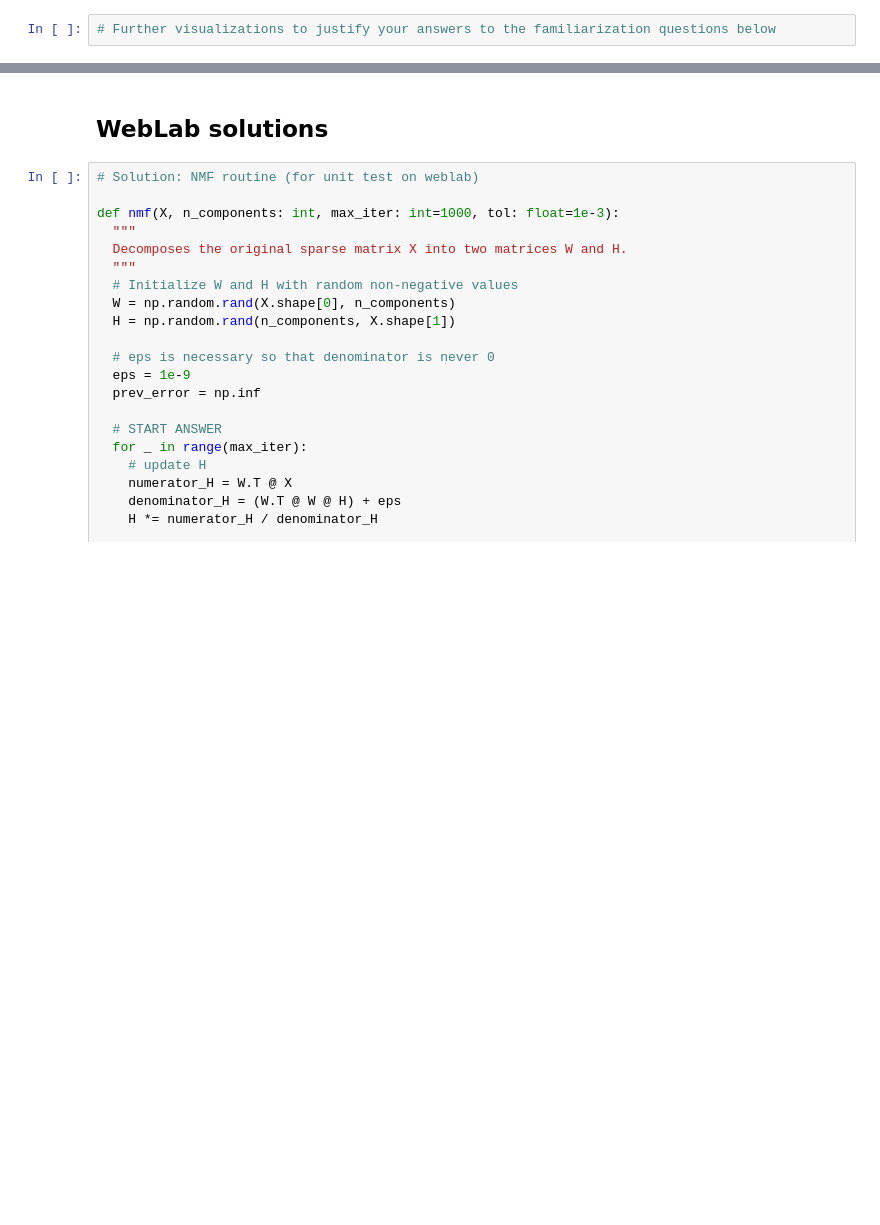
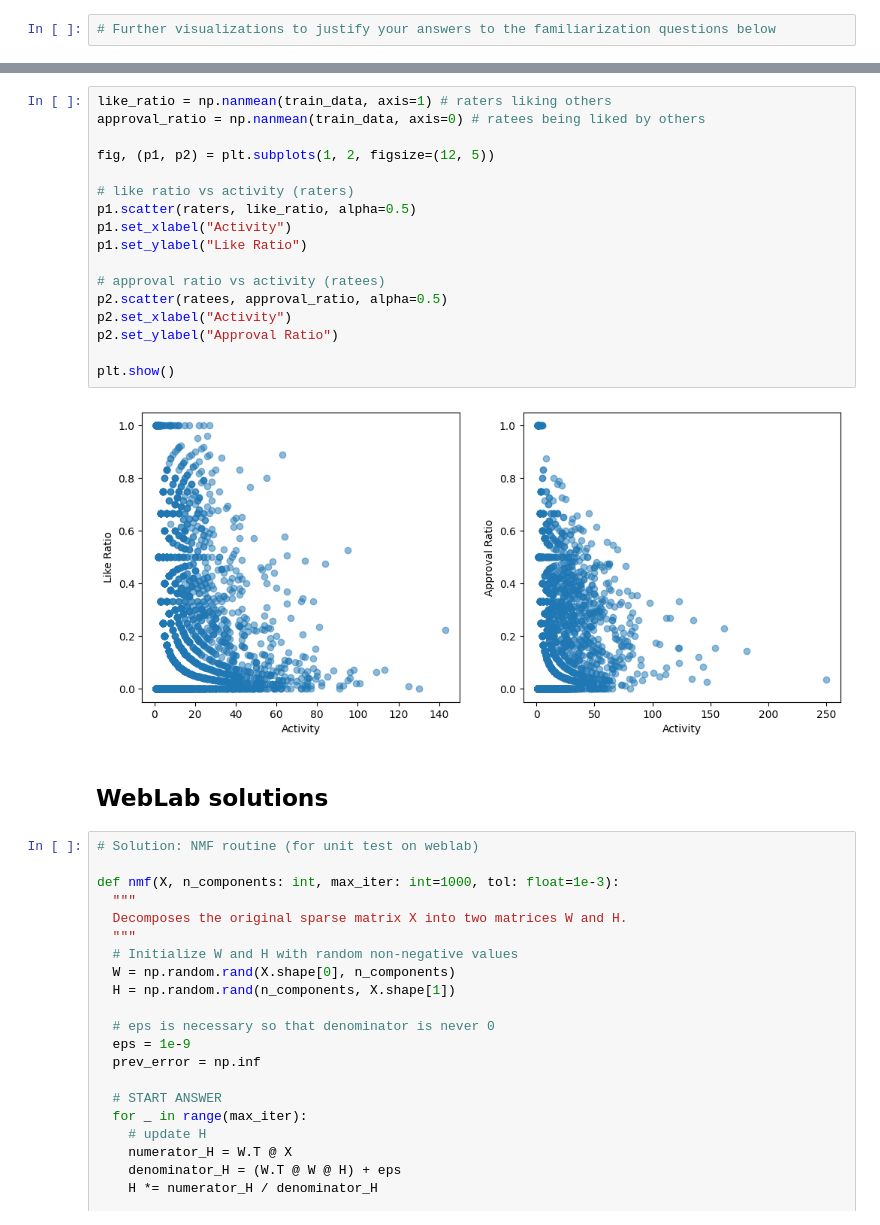
Before and after one commit to SineNomine998/DM_Lab2_Recommendation, a Jupyter notebook: dm_2026_lab_assignment_2_pipeline.ipynb, the cells around one changed output, grey strips where cells are left out. Cells and saved outputs as stored; diff of their text form; blank space fills up the shorter version.

```diff
--- a/dm_2026_lab_assignment_2_pipeline.ipynb
+++ b/dm_2026_lab_assignment_2_pipeline.ipynb
@@ -39,3 +84,22 @@ plt.pause(0.1)
+# %%
+like_ratio = np.nanmean(train_data, axis=1) # raters liking others
+approval_ratio = np.nanmean(train_data, axis=0) # ratees being liked by others
+
+fig, (p1, p2) = plt.subplots(1, 2, figsize=(12, 5))
+
+# like ratio vs activity (raters)
+p1.scatter(raters, like_ratio, alpha=0.5)
+p1.set_xlabel("Activity")
+p1.set_ylabel("Like Ratio")
+
+# approval ratio vs activity (ratees)
+p2.scatter(ratees, approval_ratio, alpha=0.5)
+p2.set_xlabel("Activity")
+p2.set_ylabel("Approval Ratio")
+
+plt.show()
+# %% [output]
+[figure, added]
 # %% [markdown]
 ## WebLab solutions
 # %%
```
Also changed, not shown: parts of 18 cells of this notebook.
